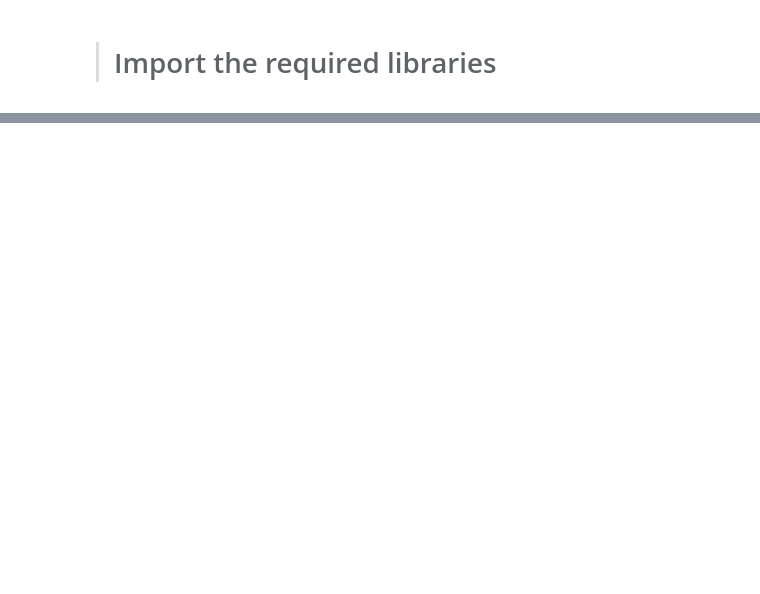
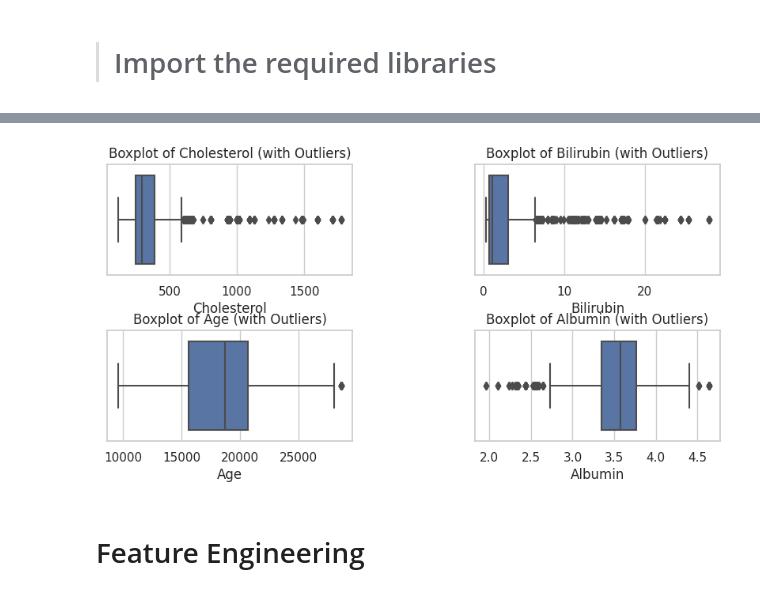
Before and after one commit to aayushs7ha/Kaggle, a Jupyter notebook: cirrhosis-patient-survival-prediction.ipynb, the cells around one changed output, grey strips where cells are left out. Drawn from its saved outputs; the diff is of its cells as text; code cells hidden in the pictures; blank space fills up the shorter version.

```diff
--- a/cirrhosis-patient-survival-prediction.ipynb
+++ b/cirrhosis-patient-survival-prediction.ipynb
@@ -163,0 +427,23 @@ duplicate_rows_count:
+# %%
+plt.figure(figsize=(10,10))
+
+plt.subplot(4,2,1)
+sns.boxplot(x='Cholesterol', data=df_train, showfliers=True)
+plt.title('Boxplot of Cholesterol (with Outliers)')
+
+plt.subplot(4,2,2)
+sns.boxplot(x='Bilirubin', data=df_train, showfliers=True)
+plt.title('Boxplot of Bilirubin (with Outliers)')
+
+plt.subplot(4,2,3)
+sns.boxplot(x='Age', data=df_train, showfliers=True)
+plt.title('Boxplot of Age (with Outliers)')
+
+plt.subplot(4,2,4)
+sns.boxplot(x='Albumin', data=df_train, showfliers=True)
+plt.title('Boxplot of Albumin (with Outliers)')
+
+plt.subplots_adjust(wspace=0.5, hspace=0.5)
+plt.show()
+# %% [output]
+[figure, added]
@@ -163,0 +473,2 @@ duplicate_rows_count:
+# %% [markdown]
+# Feature Engineering
```
Also changed, not shown: parts of 63 cells of this notebook.
